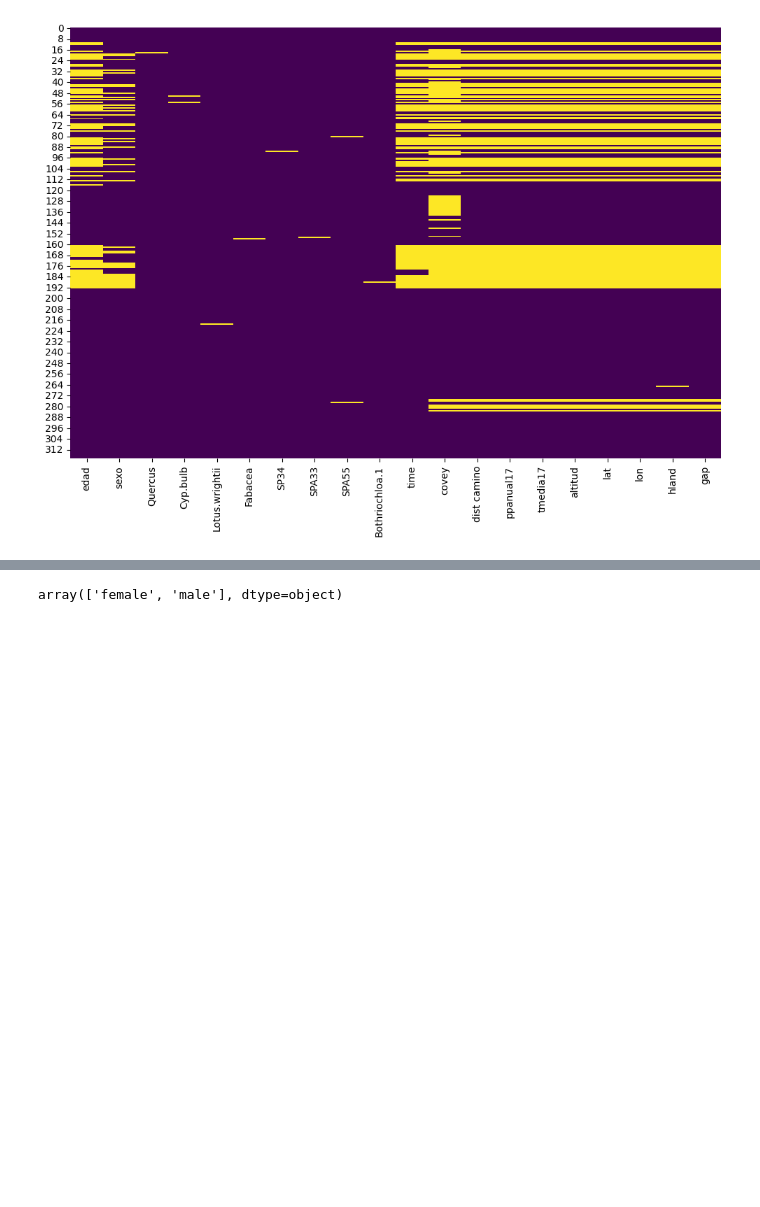
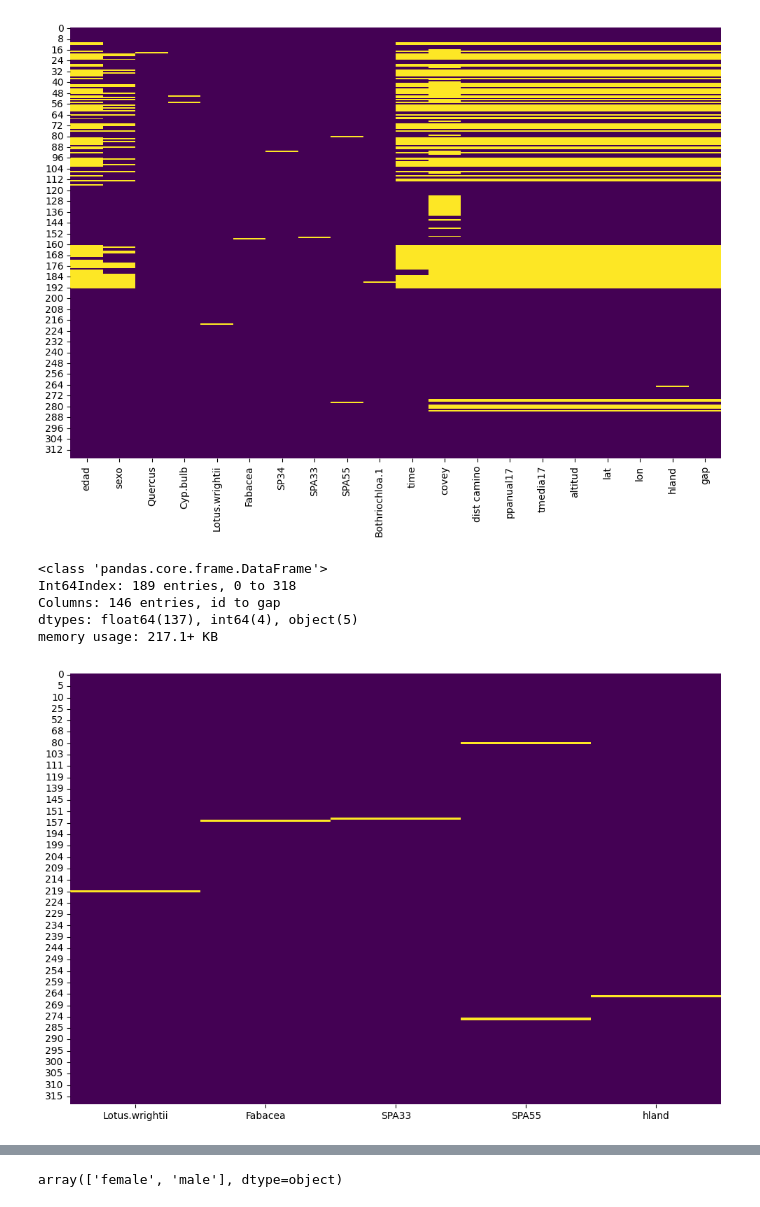
Before and after one commit to anmerino-pnd/codornices, a Jupyter notebook: limpieza.ipynb, the cells around one changed output, grey strips where cells are left out. Cells and saved outputs as stored; diff of their text form; code cells hidden in the pictures; blank space fills up the shorter version.

```diff
--- a/limpieza.ipynb
+++ b/limpieza.ipynb
@@ -56,3 +57,24 @@ df = df.dropna()
+# %%
+df.info()
+# %% [output]
+<class 'pandas.core.frame.DataFrame'>
+Int64Index: 189 entries, 0 to 318
+Columns: 146 entries, id to gap
+dtypes: float64(137), int64(4), object(5)
+memory usage: 217.1+ KB
+# %%
+# Filtrar las columnas que tienen valores nulos
+columns_with_nulls = df.columns[df.isnull().any()]
+
+# Crear un DataFrame con solo las columnas que tienen nulos
+df_with_nulls = df[columns_with_nulls]
+
+# Crear el mapa de calor
+plt.figure(figsize=(12, 8))
+sns.heatmap(df_with_nulls.isnull(), cbar=False, cmap='viridis')
+plt.show()
+# %% [output]
+[figure, added]
 # %%
 # Hacemos un pequeño resumen de los datos
 df.describe()
```
Also changed, not shown: parts of 7 cells of this notebook, 1 other file.
